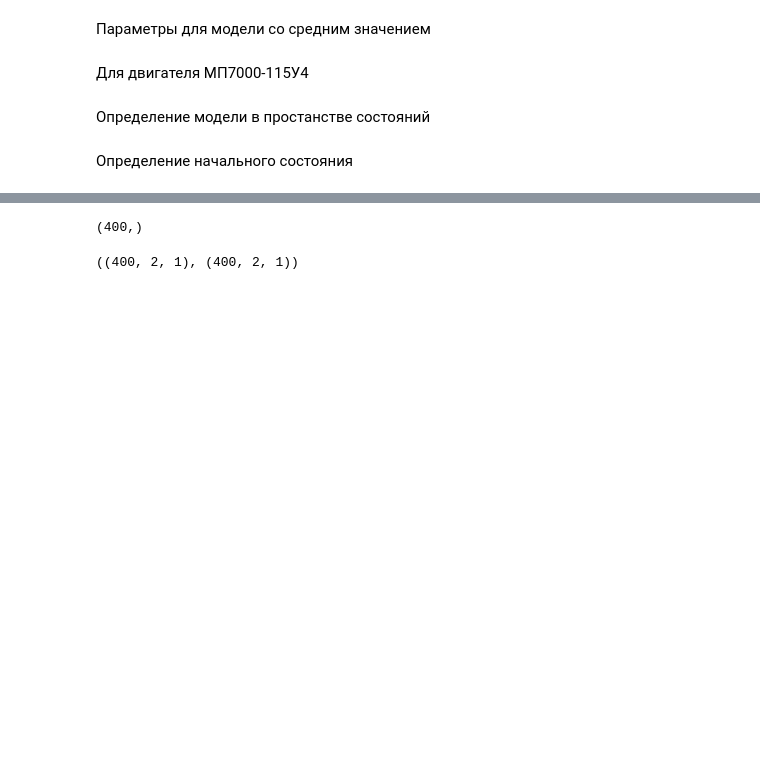
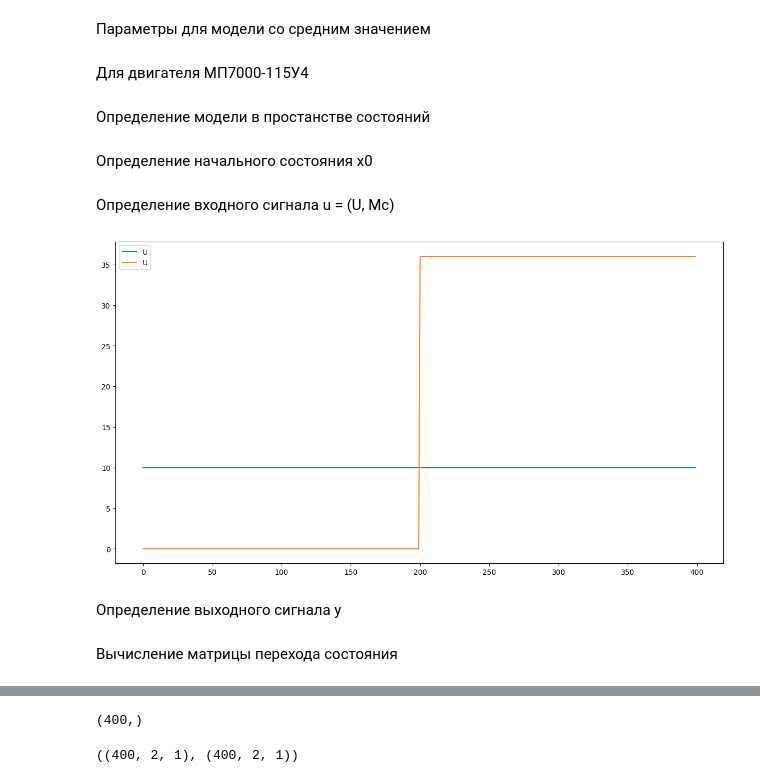
Before and after one commit to MaxotFedorov/DCMotor, a Jupyter notebook: dcm_2.ipynb, the cells around one changed output, grey strips where cells are left out. Cells and saved outputs as stored; diff of their text form; code cells hidden in the pictures; blank space fills up the shorter version.

```diff
--- a/dcm_2.ipynb
+++ b/dcm_2.ipynb
@@ -53,7 +55,18 @@ C = np.array([[1, 0],
 D = np.array([[0, 0],
               [0, 0]])
 # %% [markdown]
-Определение начального состояния
+Определение начального состояния x0
 # %%
 x0 = np.array([[0],
                [0]])
+# %% [markdown]
+Определение входного сигнала u = (U, Mc)
+# %%
+U = np.full((points, 1), 10)
+Mc = np.repeat([0, 36], [points-(2/T), points-(points-(2/T))]).reshape((points, 1))
+plt.plot(U, label="U")
+plt.plot(Mc, label="U")
+plt.legend()
+plt.show()
+# %% [output]
+[figure, added]
@@ -59,0 +75,2 @@ x0 = np.array([[0],
+# %% [markdown]
+Определение выходного сигнала y
@@ -59,0 +80,2 @@ x0 = np.array([[0],
+# %% [markdown]
+Вычисление матрицы перехода состояния
```
Also changed, not shown: parts of 20 cells of this notebook.
